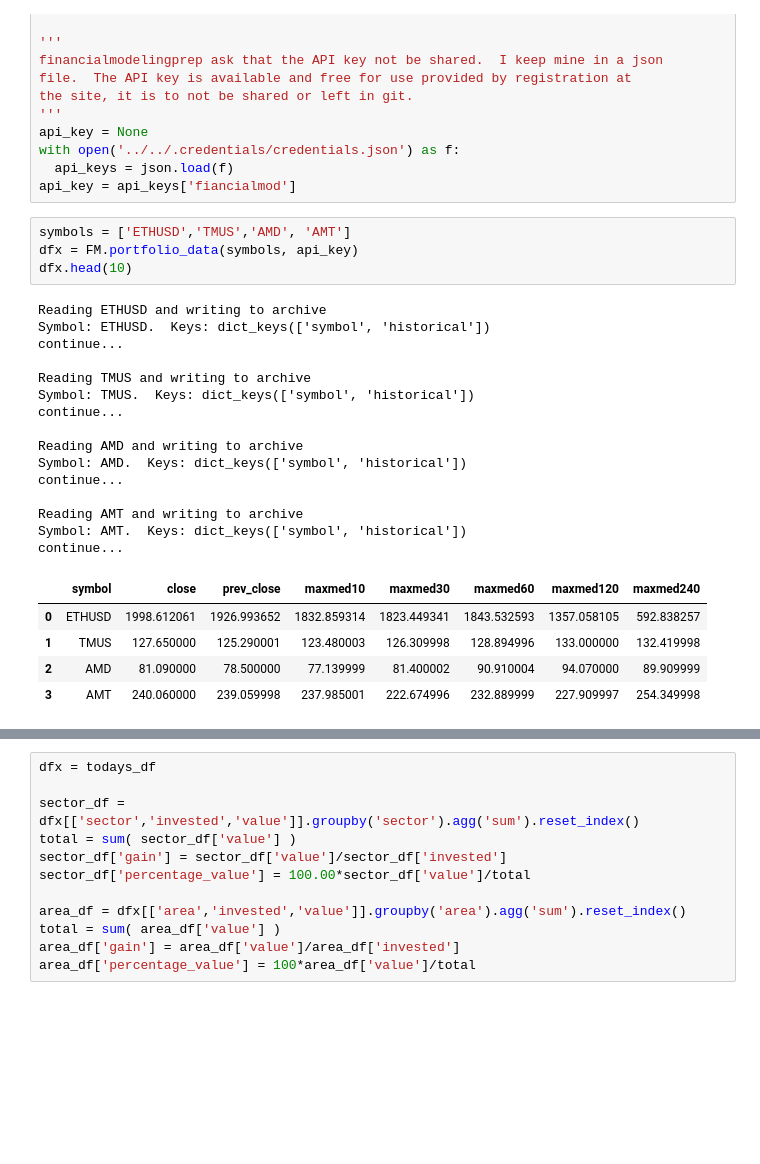
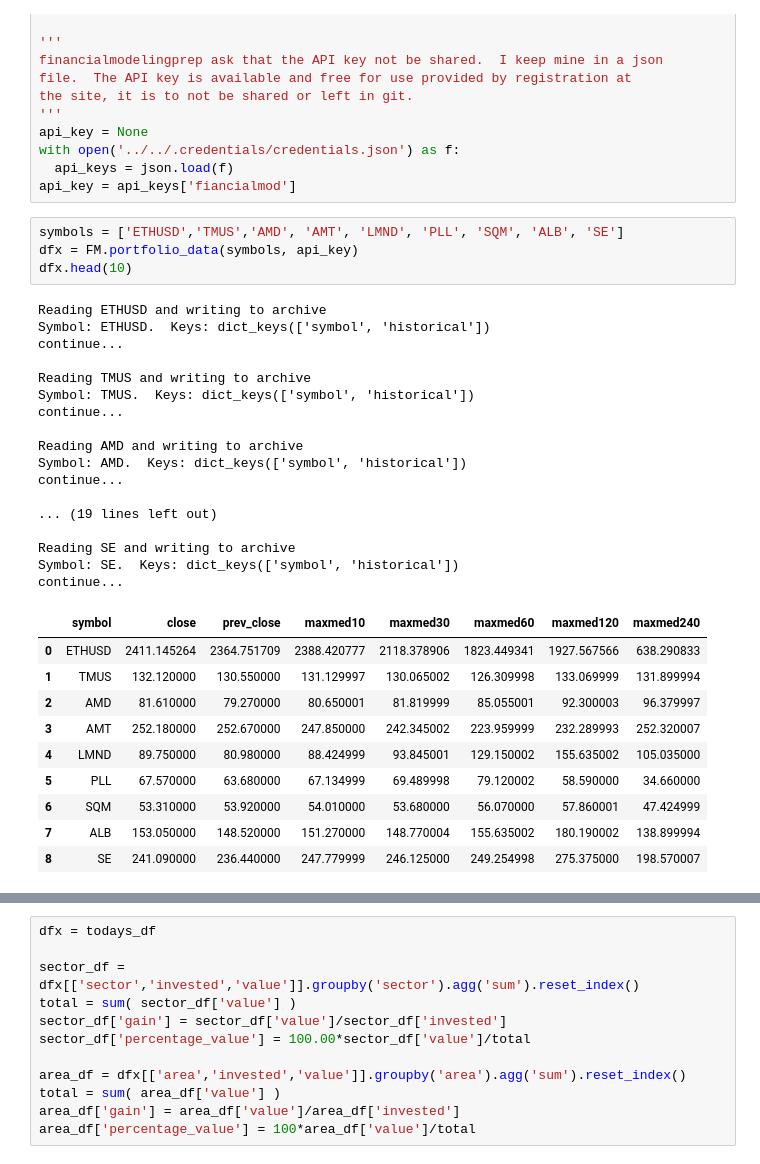
Before and after one commit to dgsprous0808/disasterCapitalism, a Jupyter notebook: finmod.ipynb, the cells around one changed output, grey strips where cells are left out. Cells and saved outputs as stored; diff of their text form; blank space fills up the shorter version.

```diff
--- a/finmod.ipynb
+++ b/finmod.ipynb
@@ -17,30 +17,37 @@ with open('../../.credentials/credentials.json') as f:
   api_keys = json.load(f)
 api_key = api_keys['fiancialmod']
 # %%
-symbols = ['ETHUSD','TMUS','AMD', 'AMT']
+symbols = ['ETHUSD','TMUS','AMD', 'AMT', 'LMND', 'PLL', 'SQM', 'ALB', 'SE']
 dfx = FM.portfolio_data(symbols, api_key)
 dfx.head(10)
 # %% [output]
 Reading ETHUSD and writing to archive
 Symbol: ETHUSD.  Keys: dict_keys(['symbol', 'historical'])
 continue...
 
 Reading TMUS and writing to archive
 Symbol: TMUS.  Keys: dict_keys(['symbol', 'historical'])
 continue...
 
 Reading AMD and writing to archive
 Symbol: AMD.  Keys: dict_keys(['symbol', 'historical'])
 continue...
 
-Reading AMT and writing to archive
-Symbol: AMT.  Keys: dict_keys(['symbol', 'historical'])
+... (19 lines left out)
+
+Reading SE and writing to archive
+Symbol: SE.  Keys: dict_keys(['symbol', 'historical'])
 continue...
 |  | symbol | close | prev_close | maxmed10 | maxmed30 | maxmed60 | maxmed120 | maxmed240 |
-| 0 | ETHUSD | 1998.612061 | 1926.993652 | 1832.859314 | 1823.449341 | 1843.532593 | 1357.058105 | 592.838257 |
-| 1 | TMUS | 127.650000 | 125.290001 | 123.480003 | 126.309998 | 128.894996 | 133.000000 | 132.419998 |
-| 2 | AMD | 81.090000 | 78.500000 | 77.139999 | 81.400002 | 90.910004 | 94.070000 | 89.909999 |
-| 3 | AMT | 240.060000 | 239.059998 | 237.985001 | 222.674996 | 232.889999 | 227.909997 | 254.349998 |
+| 0 | ETHUSD | 2411.145264 | 2364.751709 | 2388.420777 | 2118.378906 | 1823.449341 | 1927.567566 | 638.290833 |
+| 1 | TMUS | 132.120000 | 130.550000 | 131.129997 | 130.065002 | 126.309998 | 133.069999 | 131.899994 |
+| 2 | AMD | 81.610000 | 79.270000 | 80.650001 | 81.819999 | 85.055001 | 92.300003 | 96.379997 |
+| 3 | AMT | 252.180000 | 252.670000 | 247.850000 | 242.345002 | 223.959999 | 232.289993 | 252.320007 |
+| 4 | LMND | 89.750000 | 80.980000 | 88.424999 | 93.845001 | 129.150002 | 155.635002 | 105.035000 |
+| 5 | PLL | 67.570000 | 63.680000 | 67.134999 | 69.489998 | 79.120002 | 58.590000 | 34.660000 |
+| 6 | SQM | 53.310000 | 53.920000 | 54.010000 | 53.680000 | 56.070000 | 57.860001 | 47.424999 |
+| 7 | ALB | 153.050000 | 148.520000 | 151.270000 | 148.770004 | 155.635002 | 180.190002 | 138.899994 |
+| 8 | SE | 241.090000 | 236.440000 | 247.779999 | 246.125000 | 249.254998 | 275.375000 | 198.570007 |
 # %%
 with open('data/stock_description.json') as f:
   stock_description = json.load(f)
```
Also changed, not shown: parts of 10 cells of this notebook, 31 other files.
